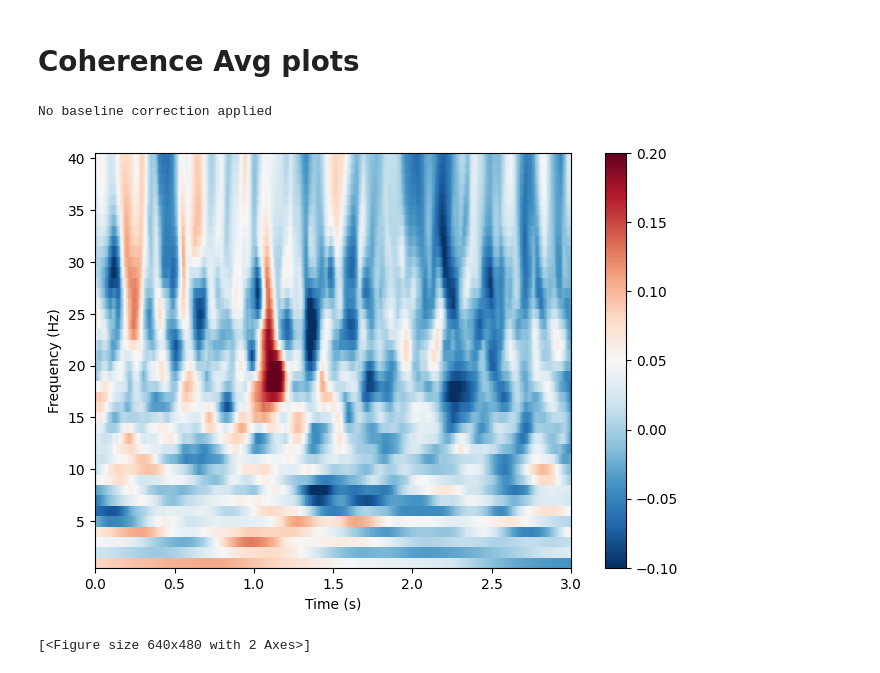
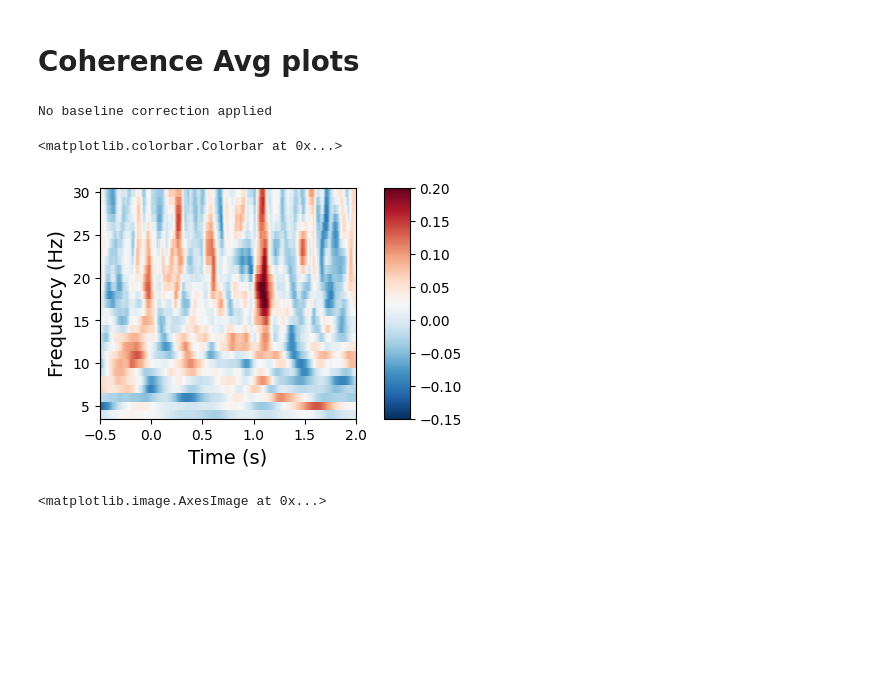
Before and after one commit to NiteshMalan/Oddball_Task, a Jupyter notebook: Oddball_Behavioral_analysis_Correlation.ipynb, the cells around one changed output. Cells and saved outputs as stored; diff of their text form; code cells hidden in the pictures; blank space fills up the shorter version.

```diff
--- a/Oddball_Behavioral_analysis_Correlation.ipynb
+++ b/Oddball_Behavioral_analysis_Correlation.ipynb
@@ -1931,7 +1980,7 @@ plt.title('Non Responders')
 Text(0.5, 1.0, 'Non Responders')
 [figure]
 # %%
-coh = pd.read_csv(base_dir+'Oddball_Coh_data_E_NE1.csv')
+coh = pd.read_csv(base_dir+'Oddball_Coh_data_E_NE4.csv')
 coh_sub = (
     coh.groupby(["Stage","Subject","Condition","Time", "Freq", "DBS" ], observed=False)[["CCC"]].mean().reset_index()
 )
@@ -2154,5 +2205,5 @@ plt.show()
 # %%
-gc = pd.read_csv(base_dir+'Oddball_GC_data_E_NE1.csv')
+gc = pd.read_csv(base_dir+'Oddball_GC_data_E_NE4.csv')
 gc_sub = (
     gc.groupby(["Stage","Subject","Condition","Time", "Freq", "DBS","Direction"], observed=False)[["GC"]].mean().reset_index()
 )
@@ -2365,7 +2416,7 @@ plt.show()
 base_dir = "E:/Oddball Data/"
 
 stg = ['implant'] #'implant','explant'
-subj_list = [7, 8, 11 ,13, 14, 15]
+subj_list = [7, 8, 11 ,13]
 #subj_list = ['007', '008', '011' ,'013', '014', '015']
 subj_list_r_imp = [7, 8, 11]
 
@@ -2569,40 +2620,55 @@ stg = ['implant']#, 'implant']explant
 CCC_odd= []
 CCC_typ= []
 CCC = []
 
 for st in stg:
     for sub in subj_list:
         file = f"{base_dir}CCC_Oddball_E_{sub}_{st}.npy"
         CCC_odd.append(np.load(file))
         file = f"{base_dir}CCC_Standard_E_{sub}_{st}.npy"
         CCC_typ.append(np.load(file))
-        file = f"{base_dir}CCC_{sub}_{st}.npy"
+        file = f"{base_dir}CCC_E_{sub}_{st}.npy"
         CCC.append(np.load(file))
 
+CCC_odd1 = np.array(CCC_odd)
 CCC_odd = np.array(CCC_odd)
 CCC_odd_mean = CCC_odd.mean(axis=0)
 CCC_odd_mean= CCC_odd_mean.reshape(1,CCC_odd_mean.shape[0],CCC_odd_mean.shape[1])
 
+CCC_typ1 = np.array(CCC_typ)
 CCC_typ = np.array(CCC_typ)
 CCC_typ_mean = CCC_typ.mean(axis=0)
 CCC_typ_mean= CCC_typ_mean.reshape(1,CCC_typ_mean.shape[0],CCC_typ_mean.shape[1])
 
 CCC = np.array(CCC)
 CCC_mean = CCC.mean(axis=0)
 CCC_mean= CCC_mean.reshape(1,CCC_mean.shape[0],CCC_mean.shape[1])
 
-tmin = 0
-tmax = 3
+tmin = -0.5
+tmax = 2
 vmax=0.2
-vmin=-0.1
-tfr_odd = mne.time_frequency.AverageTFR(epochs_aff_odd.copy().pick('C4').info, CCC_odd_mean, epochs_aff_odd.times, np.arange(1,41), len(epochs_aff_odd))
-tfr_typ = mne.time_frequency.AverageTFR(epochs_aff_odd.copy().pick('C4').info, CCC_typ_mean, epochs_aff_odd.times, np.arange(1,41), len(epochs_aff_odd))
-tfr = mne.time_frequency.AverageTFR(epochs_aff_odd.copy().pick('C4').info, CCC_mean, epochs_aff_odd.times, np.arange(1,41), len(epochs_aff_odd))
+vmin=-0.15
+
+tfr_odd = mne.time_frequency.AverageTFR(epochs_aff_odd.copy().pick('Cz').info, CCC_odd_mean, epochs_aff_odd.times, np.arange(1,41), len(epochs_aff_odd))
+tfr_typ = mne.time_frequency.AverageTFR(epochs_aff_odd.copy().pick('Cz').info, CCC_typ_mean, epochs_aff_odd.times, np.arange(1,41), len(epochs_aff_odd))
+tfr = mne.time_frequency.AverageTFR(epochs_aff_odd.copy().pick('Cz').info, CCC_mean, epochs_aff_odd.times, np.arange(1,41), len(epochs_aff_odd))
 
 #tfr_odd.plot('C4', tmin=tmin,tmax=tmax, vmax=vmax,vmin=vmin)
 #tfr_typ.plot('C4', tmin=tmin,tmax=tmax, vmax=vmax,vmin=vmin)
-tfr.plot('C4', tmin=tmin,tmax=tmax, vmax=vmax,vmin=vmin)
+
+width_ratios = [10, 1]
+fig, ax = plt.subplots(1, 2, figsize=(4, 3), gridspec_kw={"width_ratios": width_ratios})
+
+ax[0].set_ylabel('Frequency (Hz)', fontsize=14)
+ax[0].set_xlabel('Time (s)', fontsize=14)
+
+tfr.plot('Cz', tmin=tmin,tmax=tmax, fmin=4,fmax=30, axes=ax[0],vmax=vmax,vmin=vmin,colorbar=False,show=False)
+fig.colorbar(ax[0].images[-1], cax=ax[1])
 # %% [output]
 No baseline correction applied
+<matplotlib.colorbar.Colorbar at 0x...>
-[figure, old version]
+[figure, new version]
-[<Figure size 640x480 with 2 Axes>]
+# %%
+ax[0].images[-1]
+# %% [output]
+<matplotlib.image.AxesImage at 0x...>
```
Also changed, not shown: parts of 19 cells of this notebook, 2 other files.
